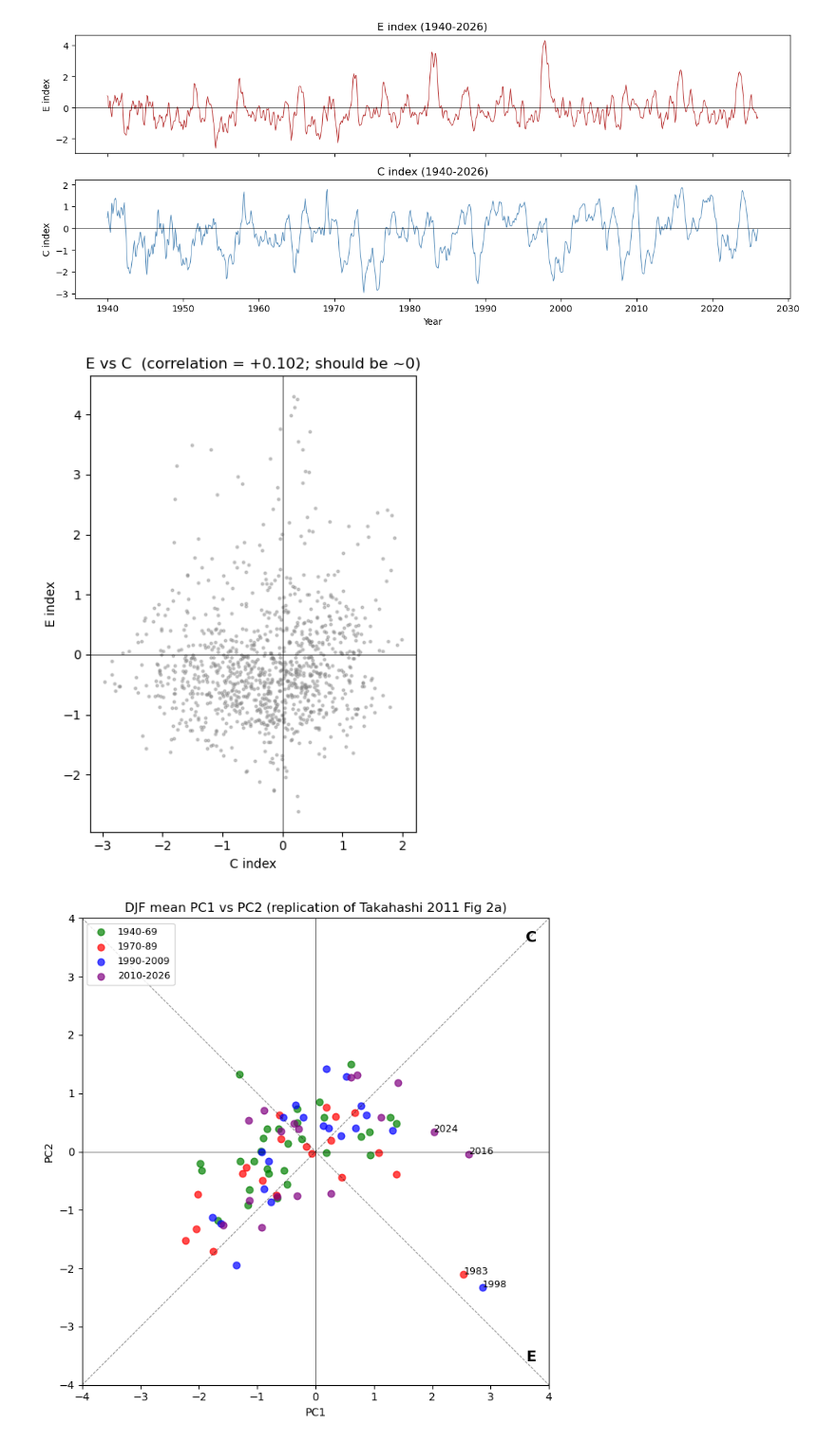
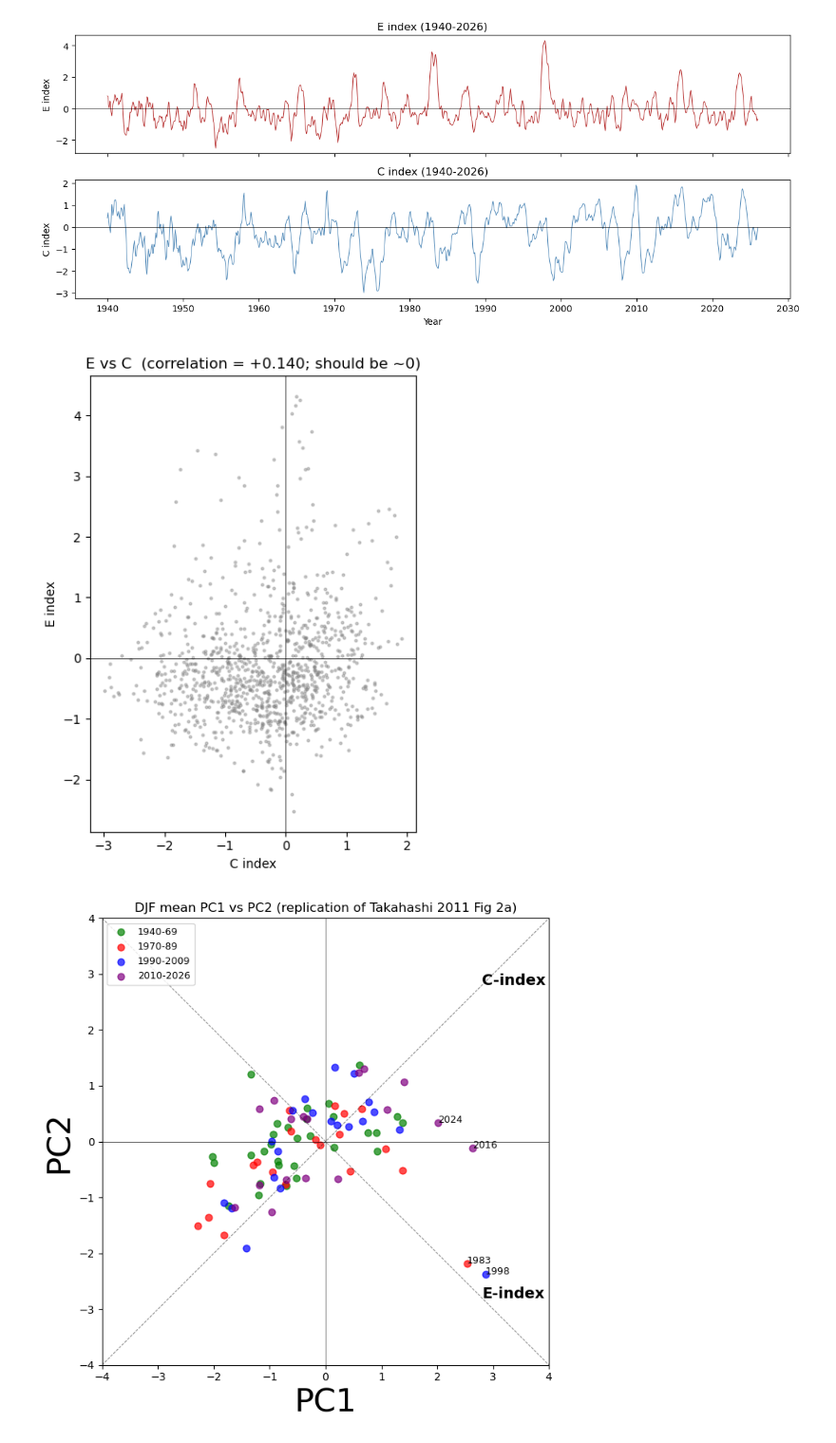
Before and after one commit to elkjuarez/ensoregimes, a Jupyter notebook: ensoregimes/preprocessing/ec-classification.ipynb, the cells around one changed output. Shown at 95% size. Drawn from its saved outputs; the diff is of its cells as text; code cells hidden in the pictures.

Commit message:
added plotting code

```diff
--- a/ensoregimes/preprocessing/ec-classification.ipynb
+++ b/ensoregimes/preprocessing/ec-classification.ipynb
@@ -24,18 +15,15 @@ name_file = 'sst.mnmean.nc' #ERSST monthly mean
 # f'{path_origins}{name_file}'
 
 SST_PATH      = "/Users/kaijz/Desktop/NOAA/data/sst.mnmean.nc"   # ERSST v6 monthly SST
-BASE_PERIOD   = ("1991-01-01", "2026-01-01")  # climatology 1991-2020
+BASE_PERIOD   = ("1991-01-01", "2021-01-01")  # climatology 1991-2020, previously 1979–2009
 LAT_BOUNDS    = (-10, 10)         # 10S - 10N tropical Pacific
 LON_BOUNDS    = (120, 290)        # ~western to eastern lateral coasts of Pacific
-DETREND       = False             # Toggle linear detrending
 APPLY_121     = True              # 1-2-1 smoothing filter
 TOTAL_PERIOD = ("1940-01-01", "2026-01-01")
 # %%
-ds = xr.open_dataset(SST_PATH).sel(time=slice(*TOTAL_PERIOD))
+ds = xr.open_dataset(SST_PATH).sel(time=slice(*BASE_PERIOD))
 sst = ds["sst"]
 
 # longitude is from 0-360
-print(f"Lon range in file: {float(sst.lon.min())} to {float(sst.lon.max())}")
-print(f"Lat range in file: {float(sst.lat.min())} to {float(sst.lat.max())}")
 print(f"Time range: {str(sst.time.min().values)[:10]} to {str(sst.time.max().values)[:10]}")
 # %% [output]
@@ -72,29 +58,6 @@ Anomalies shape: (1033, 11, 86)
 # %%
-## optional: linear detrending each grid cell
 
-def detrend_along_time(da):
-    """Linear detrend each grid cell along the time dim"""
-    def _dt(y):
-        if np.all(np.isnan(y)):
-            return y
-        mask = ~np.isnan(y)
-        if mask.sum() < 3:
-            return y
-        x = np.arange(len(y))
-        slope, intercept = np.polyfit(x[mask], y[mask], 1)
-        return y - (slope * x + intercept)
-    return xr.apply_ufunc(
-        _dt, da,
-        input_core_dims=[["time"]],
-        output_core_dims=[["time"]],
-        vectorize=True,
-    )
-
-if DETREND:
-    anomalies = detrend_along_time(anomalies)
-    print('Anomalies linearly detrended')
-else:
-    print('no detrending applied')
+print('no detrending applied')
 # %% [output]
 no detrending applied
 # %%
@@ -327,9 +283,9 @@ ax.set_title(f"E vs C  (correlation = {r_EC:+.3f}; should be ~0)")
 ax.set_aspect("equal")
 plt.tight_layout(); plt.show()
 # %% [output]
-[figure, old version]
+[figure, new version]
 # %%
-# Plot 4: Takahashi Figure 2a replication
+# Takahashi Figure 2a replication
 # DJF mean PC1 vs PC2, color-coded by decade
 months = pc_ds.time.dt.month.values
 years = pc_ds.time.dt.year.values
@@ -343,35 +299,37 @@ for wy in np.unique(winter_year[djf_mask]):
     if mask.sum() >= 2:
         pc1_djf.append(PC1[mask].mean())
         pc2_djf.append(PC2[mask].mean())
         wy_djf.append(wy)
 pc1_djf = np.array(pc1_djf); pc2_djf = np.array(pc2_djf); wy_djf = np.array(wy_djf)
 
 fig, ax = plt.subplots(figsize=(7, 7))
 colors = ["green", "red", "blue", "purple"]
 labels = ["1940-69", "1970-89", "1990-2009", "2010-2026"]
 bins = [(1940, 1969), (1970, 1989), (1990, 2009), (2010, 2030)]
 for (y0, y1), c, lab in zip(bins, colors, labels):
     m = (wy_djf >= y0) & (wy_djf <= y1)
     ax.scatter(pc1_djf[m], pc2_djf[m], c=c, label=lab, s=40, alpha=0.7)
 
 
-# Draw E and C axes (45-degree rotation)
+# Draw E and C axes (45 deg rotation)
 lim = 4
 ax.plot([-lim, lim], [lim, -lim], "k--", lw=0.7, alpha=0.5)  # E axis
 ax.plot([-lim, lim], [-lim, lim], "k--", lw=0.7, alpha=0.5)  # C axis
-ax.text(lim*0.9, -lim*0.9, "E", fontsize=14, fontweight="bold")
-ax.text(lim*0.9, lim*0.9, "C", fontsize=14, fontweight="bold")
+ax.text(lim*0.7, -lim*0.7, "E-index", fontsize=14, fontweight="bold")
+ax.text(lim*0.7, lim*0.7, "C-index", fontsize=14, fontweight="bold")
 
 # Label extreme events
 for wy, p1, p2 in zip(wy_djf, pc1_djf, pc2_djf):
     if p1 > 2 or wy in [1983, 1998, 2016]:
         ax.annotate(str(wy), (p1, p2), fontsize=9)
 
 ax.axhline(0, color="k", lw=0.4); ax.axvline(0, color="k", lw=0.4)
-ax.set_xlabel("PC1"); ax.set_ylabel("PC2")
+ax.set_xlabel("PC1", size=30); ax.set_ylabel("PC2", size = 30)
 ax.set_xlim(-lim, lim); ax.set_ylim(-lim, lim); ax.set_aspect("equal")
 ax.set_title("DJF mean PC1 vs PC2 (replication of Takahashi 2011 Fig 2a)")
 ax.legend(loc="upper left", fontsize=9)
 plt.tight_layout(); plt.show()
+
+#
 # %% [output]
-[figure, old version]
+[figure, new version]
```
Also changed, not shown: parts of 15 cells of this notebook, 20 other files.
